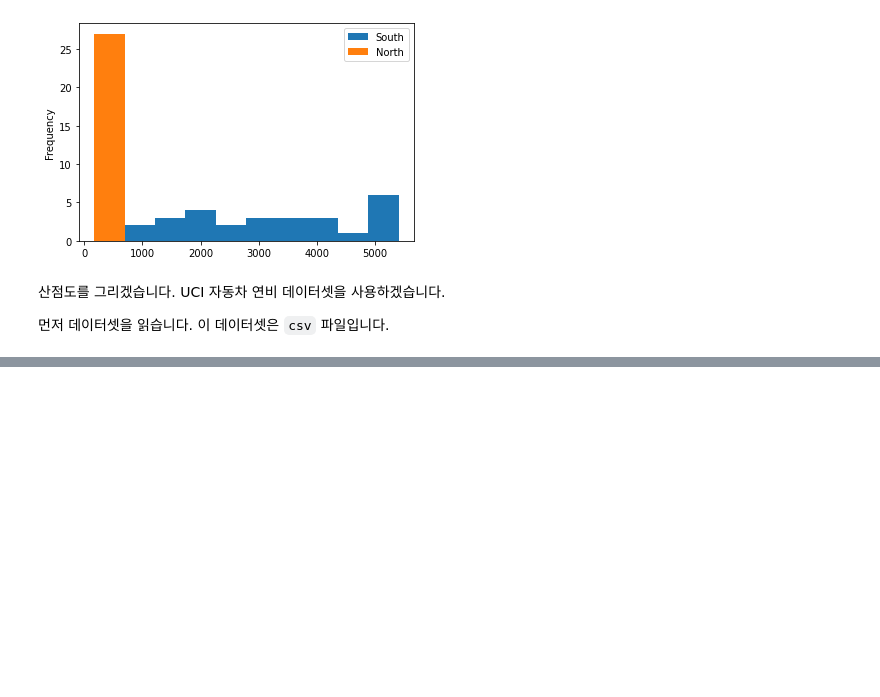
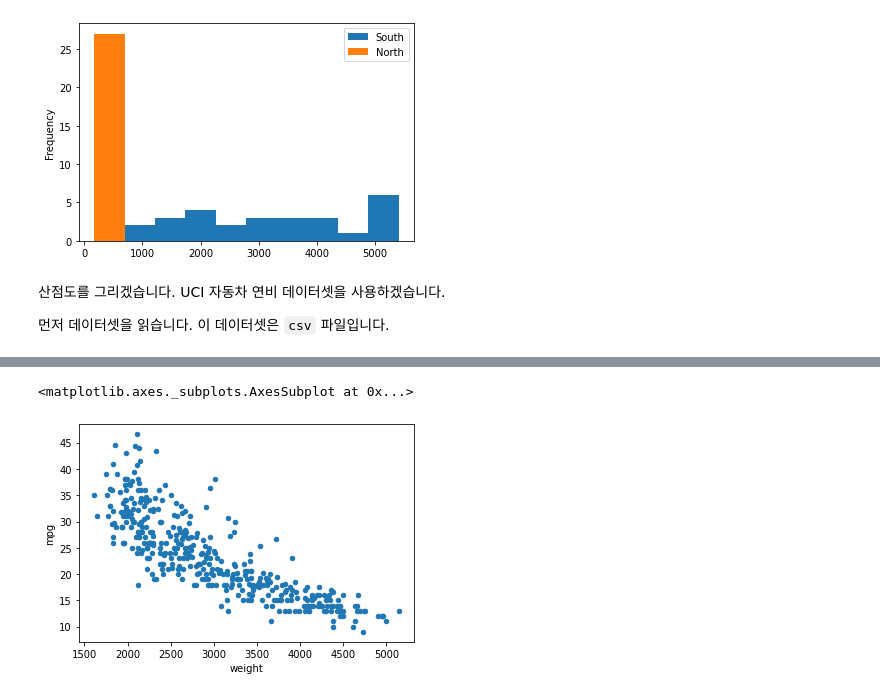
Before and after one commit to LeeSeungwon89/Pandas_Theory, a Jupyter notebook: 2. 데이터를 다루기 위한 파이썬 패키지.ipynb, the cells around one changed output, grey strips where cells are left out. Saved outputs shown, nothing was run; the diff lists cells and outputs as text; code cells hidden in the pictures; blank space fills up the shorter version.

```diff
--- a/2. 데이터를 다루기 위한 파이썬 패키지.ipynb
+++ b/2. 데이터를 다루기 위한 파이썬 패키지.ipynb
@@ -3454,3 +3456,8 @@ df_mileage
 | 396 | 28.0 | 4 | 120.0 | 79.00 | 2625.0 | 18.6 | 82 | 1 | ford ranger |
 | 397 | 31.0 | 4 | 119.0 | 82.00 | 2720.0 | 19.4 | 82 | 1 | chevy s-10 |
 398 rows × 9 columns
+# %%
+df_mileage.plot(x='weight', y='mpg', kind='scatter')
+# %% [output]
+<matplotlib.axes._subplots.AxesSubplot at 0x...>
+[figure, added]
```
Also changed, not shown: parts of 3 cells of this notebook.
